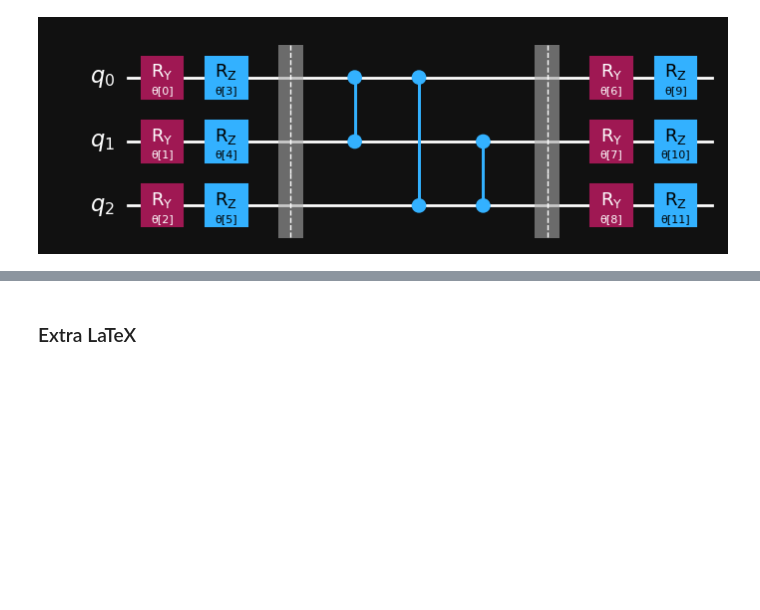
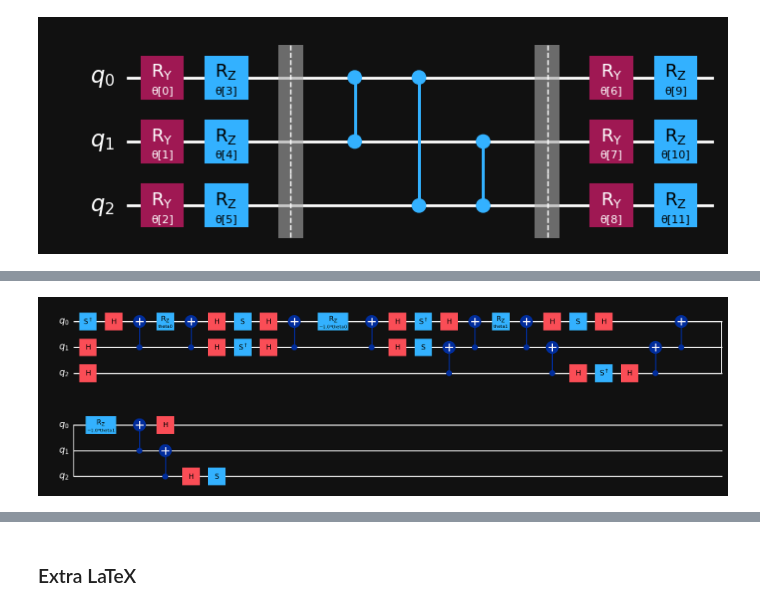
Before and after one commit to TheLittleRock/Charmonium-VQE, a Jupyter notebook: Charmonium.ipynb, the cells around one changed output, grey strips where cells are left out. Saved outputs shown, nothing was run; the diff lists cells and outputs as text; code cells hidden in the pictures; blank space fills up the shorter version.

```diff
--- a/Charmonium.ipynb
+++ b/Charmonium.ipynb
@@ -524,9 +555,9 @@ rotation_blocks = ['ry','rz']
 entanglement_blocks = 'cz'
 entanglement = 'full'
 
-ansatz = TwoLocal(num_qubits, rotation_blocks, entanglement_blocks, entanglement, reps=1, insert_barriers=True)
+twolocal = TwoLocal(num_qubits, rotation_blocks, entanglement_blocks, entanglement, reps=1, insert_barriers=True)
 num_params = ansatz.num_parameters
 
-ansatz.decompose().draw('mpl', style = my_style)
+twolocal.decompose().draw('mpl', style = my_style)
 # %% [output]
 [figure]
@@ -532,0 +585,6 @@ ansatz.decompose().draw('mpl', style = my_style)
+# %%
+num_params = ansatz.num_parameters
+ansatz.draw('mpl', style = my_style)
+#print(ansatz.draw('latex_source'))
+# %% [output]
+[figure, added]
```
Also changed, not shown: parts of 29 cells of this notebook, 1 other file.
